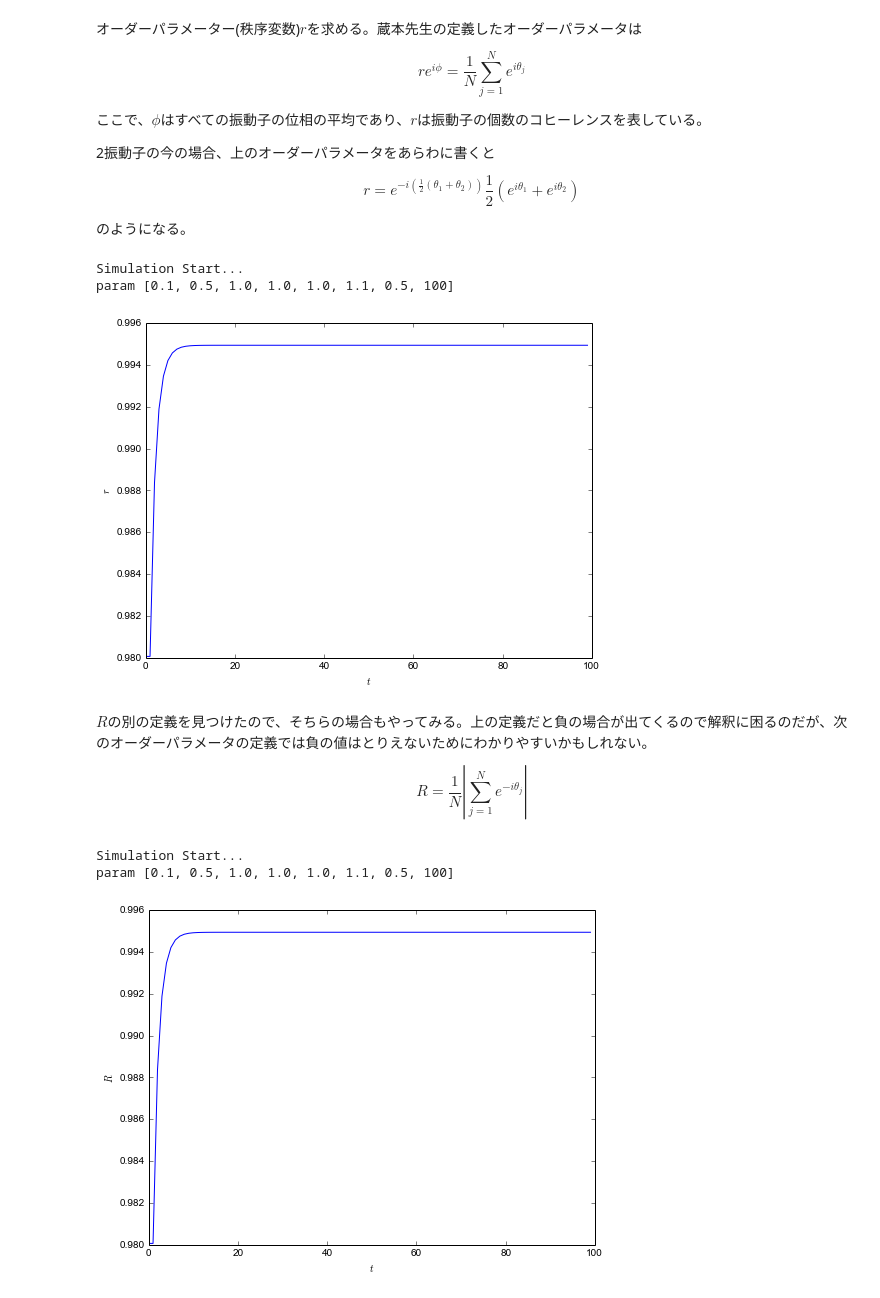
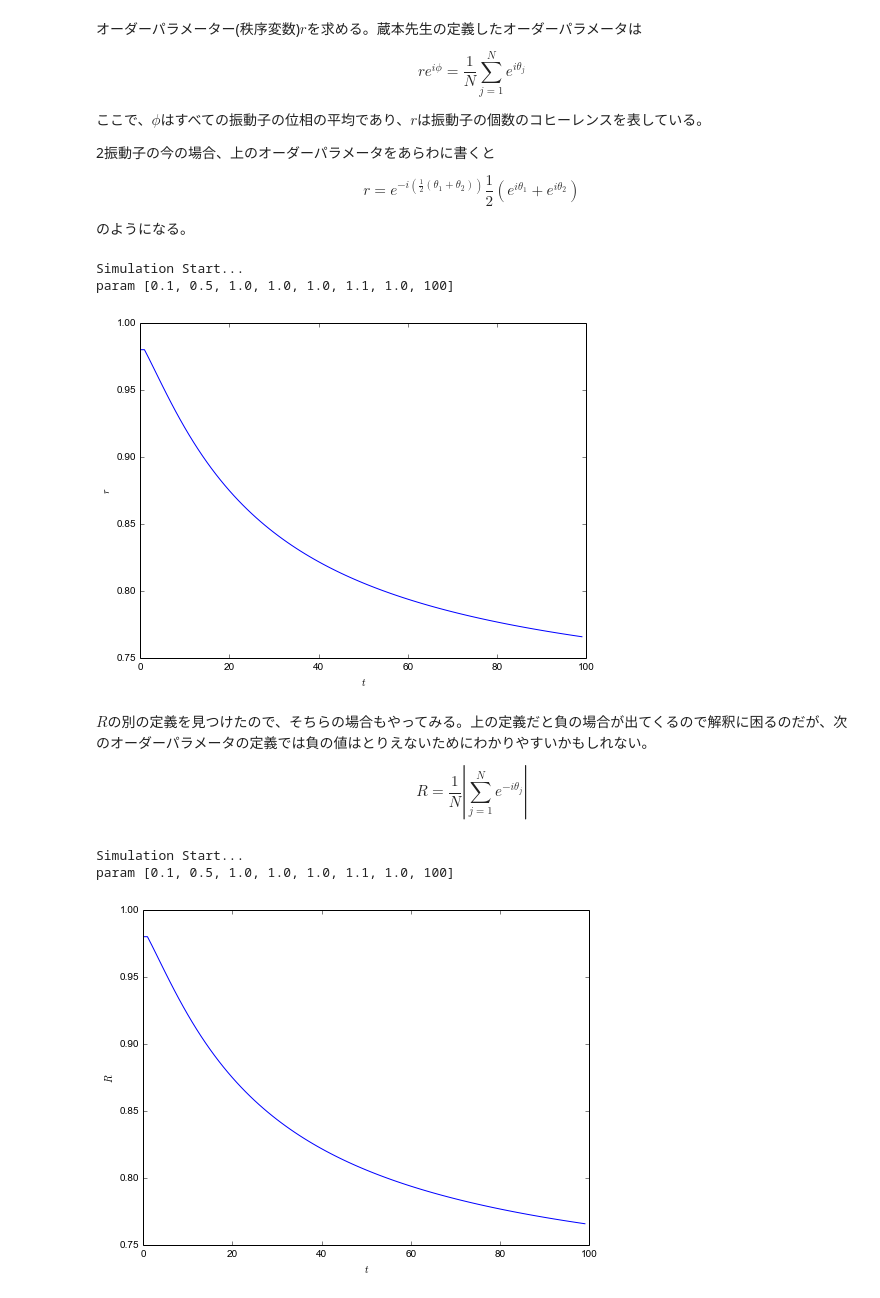
Before and after one commit to ssh0/butsuzemi2015, a Jupyter notebook: 課題解答例.ipynb, the cells around one changed output. Drawn from its saved outputs; the diff is of its cells as text; code cells hidden in the pictures.

```diff
--- a/課題解答例.ipynb
+++ b/課題解答例.ipynb
@@ -20,7 +20,7 @@ from IPython.html import widgets
 from IPython.display import display
 import numpy as np
 
-#dt = 1
+h = 0.1
 
 def master(after, widget=True, parameter=None):
     def main(params):
@@ -33,14 +33,14 @@ def master(after, widget=True, parameter=None):
         while t < T:
             theta1[0].append((theta1[0][-1] + theta1[1][-1]))
             theta2[0].append((theta2[0][-1] + theta2[1][-1]))
-            theta1[1].append(omega[0] + (K/2.)*np.sin(theta2[0][-1]-theta1[0][-1]))
-            theta2[1].append(omega[1] + (K/2.)*np.sin(theta1[0][-1]-theta2[0][-1]))
+            theta1[1].append(omega[0] + (K/2.)*np.sin(theta2[0][-1]-theta1[0][-1])*h)
+            theta2[1].append(omega[1] + (K/2.)*np.sin(theta1[0][-1]-theta2[0][-1])*h)
             t += 1
         result = [theta1, theta2, omega, K, T]
         return after(*result)
 
     # assgin values
-    def assign(th1=0.1, th2=0.5, v1=1., v2=1., ome1=1., ome2=1.1, K=0.5, T=100):
+    def assign(th1=0.1, th2=0.5, v1=1., v2=1., ome1=1., ome2=1.1, K=1., T=100):
         global params
         params = [th1, th2, v1, v2, ome1, ome2, K, T]
 
@@ -52,8 +52,8 @@ def master(after, widget=True, parameter=None):
             "v2": (-6., 6.),
             "ome1": (-4., 4.),
             "ome2": (-4., 4.),
-            "K": (0., 10., 0.01),
-            "T": (10, 1000, 10),
+            "K": (-10., 10., 0.1),
+            "T": (50, 2000, 50),
         }
 
         # Put Widgets
@@ -147,28 +147,28 @@ def order_parameter(theta1, theta2, omega, K, T):
 master(order_parameter)
 # %% [output]
 Simulation Start...
-param [0.1, 0.5, 1.0, 1.0, 1.0, 1.1, 0.5, 100]
+param [0.1, 0.5, 1.0, 1.0, 1.0, 1.1, 1.0, 100]
-[figure, old version]
+[figure, new version]
 # %% [markdown]
 $R$の別の定義を見つけたので、そちらの場合もやってみる。上の定義だと負の場合が出てくるので解釈に困るのだが、次のオーダーパラメータの定義では負の値はとりえないためにわかりやすいかもしれない。
 
 $$R = \frac{1}{N}\left|\sum_{j=1}^{N}e^{-i\theta_{j}}\right|$$
 # %%
-def order_parameter(theta1, theta2, omega, K, T):
+def order_parameter2(theta1, theta2, omega, K, T):
     fig = plt.figure(figsize=(8, 6))
     ax = fig.add_subplot(111)
     th1 = np.array(theta1[0])
     th2 = np.array(theta2[0])
     R = 0.5 * abs(np.exp(1j*th1) + np.exp(1j*th2))
     ax.plot(range(T), R)
     ax.set_xlabel(r'$t$')
     ax.set_ylabel(r'$R$')
     plt.show()
 
-master(order_parameter)
+master(order_parameter2)
 # %% [output]
 Simulation Start...
-param [0.1, 0.5, 1.0, 1.0, 1.0, 1.1, 0.5, 100]
+param [0.1, 0.5, 1.0, 1.0, 1.0, 1.1, 1.0, 100]
-[figure, old version]
+[figure, new version]
 # %%
 def K_R(r_function):
```
Also changed, not shown: parts of 6 cells of this notebook, 1 other file.
